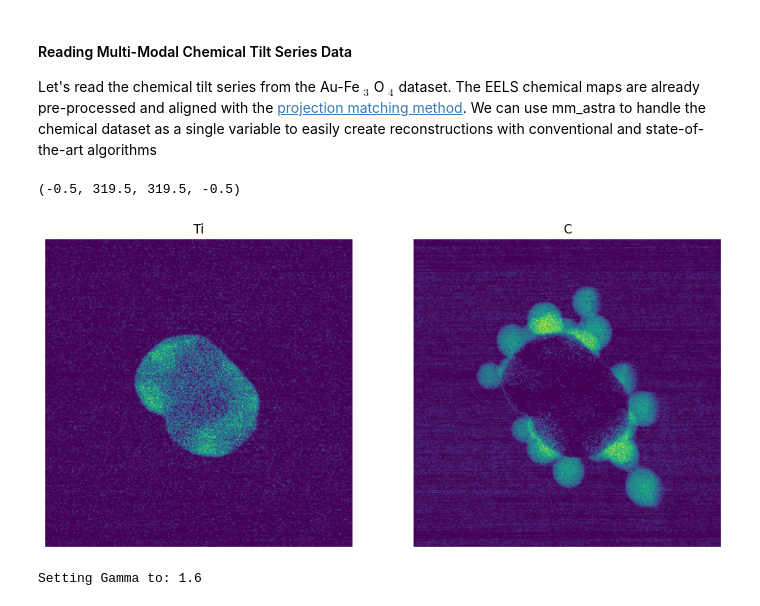
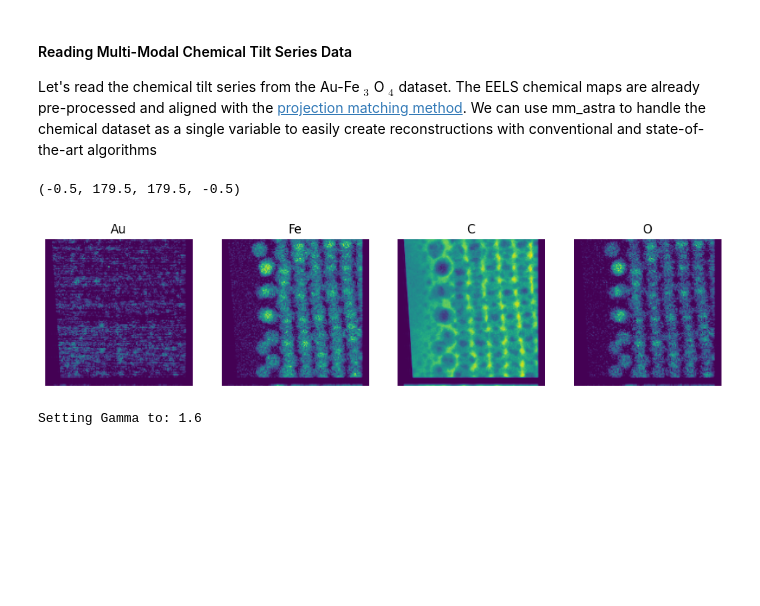
Before and after one commit to zezhong-zhang/tomo_TV, a Jupyter notebook: fused_multi_modal/multi_modal_demo.ipynb, the cells around one changed output. Drawn from its saved outputs; the diff is of its cells as text; code cells hidden in the pictures; blank space fills up the shorter version.

```diff
--- a/fused_multi_modal/multi_modal_demo.ipynb
+++ b/fused_multi_modal/multi_modal_demo.ipynb
@@ -26,15 +24,18 @@ def display_recon_slices(slice, delta):
 Let's read the chemical tilt series from the Au-Fe $_3$ O $_4$ dataset. The EELS chemical maps are already pre-processed and aligned with the [projection matching method](https://github.com/jtschwar/projection_refinement). We can use mm_astra to handle the chemical dataset as a single variable to easily create reconstructions with conventional and state-of-the-art algorithms
 # %%
 # Load Data
-fname = 'Input/TiO2_aligned.h5'
+fname = '/home/zzhang/OneDrive/workshop/Multi_Modal_Data_Fusion_Chemical_Tomography/Au_Fe3O4/Cubic_Structure_Figure1/Tilt_Series/cubic_Au_Fe3O4_aligned.h5'
 inFiles = h5py.File(fname,'r')
 haadf = inFiles['haadf/tiltSeries'][:]
 haadf[haadf<0] = 0
-Ti = inFiles['eels/Ti'][:]; Ti[Ti<0] = 0;
+Au = inFiles['eels/Au'][:]; Au[Au<0] = 0;
+Fe = inFiles['eels/Fe'][:]; Fe[Fe<0] = 0
 C = inFiles['eels/C'][:]; C[C<0] = 0;
+O = inFiles['eels/O'][:]; O[O<0] = 0
 
 # normalize tilt series
-Ti /= np.max(Ti); C /= np.max(C)
+Au /= np.max(Au); C /= np.max(C);
+Fe /= np.max(Fe); O /= np.max(O);
 
 # read tilt angles
 haadfTiltAngles = inFiles['haadf/tiltAngles'][:]
@@ -47,20 +48,22 @@ inFiles.close()
 
 # Auxiliary variables
 gamma = 1.6
-zNum = np.array([22, 8], dtype=int)
-elements = ['Ti', 'C']
+zNum = np.array([79,26,6,8], dtype=int)
+elements = ['Au', 'Fe', 'C', 'O']
 (nx, ny, _) = haadf.shape
 nPix = nx * ny
 nz = len(elements)
 # %%
-fig, ax = plt.subplots(1,2,figsize=(12,20))
+fig, ax = plt.subplots(1,4,figsize=(12,20))
 ax = ax.flatten()
 
-ax[0].imshow(Ti[:,:,1]); ax[0].set_title('Ti'); ax[0].axis('off')
-ax[1].imshow(C[:,:,1]); ax[1].set_title('C'); ax[1].axis('off')
+ax[0].imshow(Au[:,:,1]); ax[0].set_title('Au'); ax[0].axis('off')
+ax[1].imshow(Fe[:,:,1]); ax[1].set_title('Fe'); ax[1].axis('off')
+ax[2].imshow(C[:,:,1]); ax[2].set_title('C'); ax[2].axis('off')
+ax[3].imshow(O[:,:,1]); ax[3].set_title('O'); ax[3].axis('off')
 # %% [output]
-(-0.5, 319.5, 319.5, -0.5)
+(-0.5, 179.5, 179.5, -0.5)
-[figure, old version]
+[figure, new version]
 # %%
 # Initialize Tomography Operator
 tomo = mm_astra.mm_astra(nx,ny,nz, np.deg2rad(haadfTiltAngles), np.deg2rad(chemTiltAngles))
```
Also changed, not shown: parts of 12 cells of this notebook, 12 other files.
